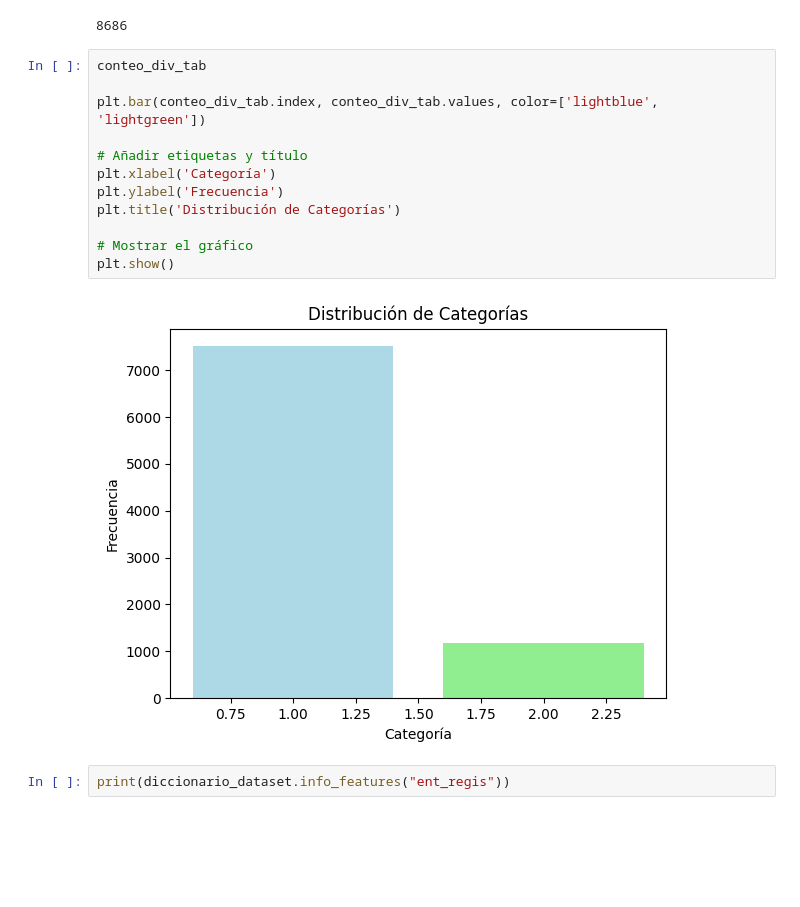
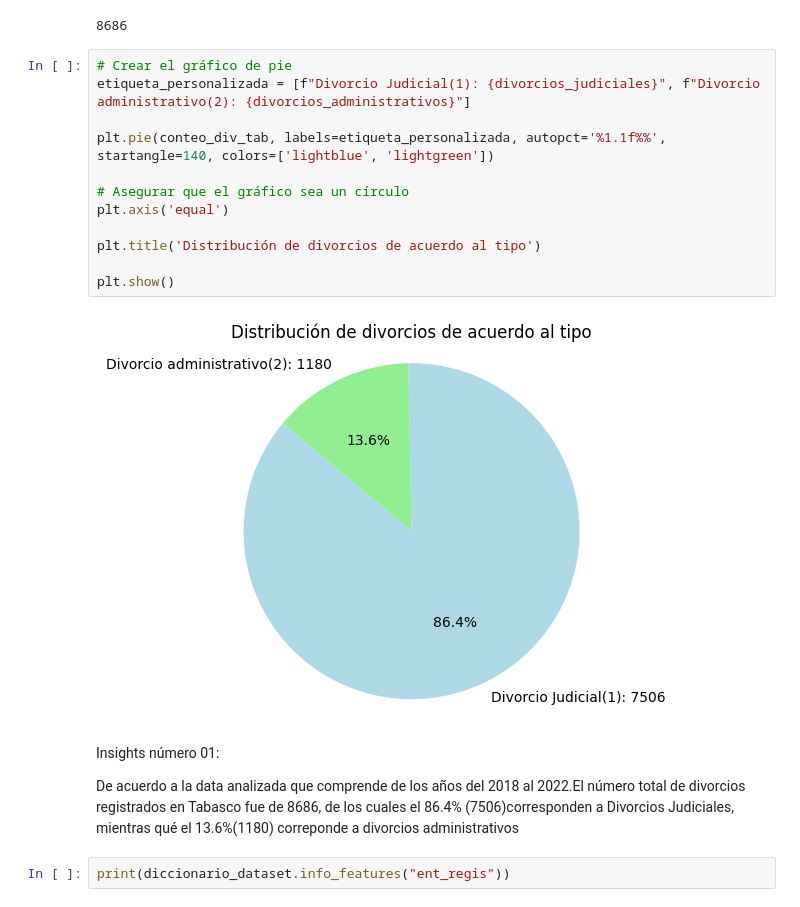
Before and after one commit to Ninigocancino/analisis_divorcios_mx, a Jupyter notebook: analisis_tabasco/EDA_Divorcios_Tabasco.ipynb, the cells around one changed output. Drawn from its saved outputs; the diff is of its cells as text; blank space fills up the shorter version.

```diff
--- a/analisis_tabasco/EDA_Divorcios_Tabasco.ipynb
+++ b/analisis_tabasco/EDA_Divorcios_Tabasco.ipynb
@@ -350,20 +350,24 @@ divorcios_totales = divorcios_administrativos + divorcios_judiciales
 print(divorcios_totales)
 # %% [output]
 8686
-# %%
-conteo_div_tab
-
-plt.bar(conteo_div_tab.index, conteo_div_tab.values, color=['lightblue', 'lightgreen'])
-
-# Añadir etiquetas y título
-plt.xlabel('Categoría')
-plt.ylabel('Frecuencia')
-plt.title('Distribución de Categorías')
-
-# Mostrar el gráfico
-plt.show()
-# %% [output]
-[figure, removed]
+# %%
+# Crear el gráfico de pie
+etiqueta_personalizada = [f"Divorcio Judicial(1): {divorcios_judiciales}", f"Divorcio administrativo(2): {divorcios_administrativos}"]
+
+plt.pie(conteo_div_tab, labels=etiqueta_personalizada, autopct='%1.1f%%', startangle=140, colors=['lightblue', 'lightgreen'])
+
+# Asegurar que el gráfico sea un círculo
+plt.axis('equal')
+
+plt.title('Distribución de divorcios de acuerdo al tipo')
+
+plt.show()
+# %% [output]
+[figure, added]
+# %% [markdown]
+Insights número 01:
+
+De acuerdo a la data analizada que comprende de los años del 2018 al 2022.El número total de divorcios registrados en Tabasco fue de 8686, de los cuales el 86.4% (7506)corresponden a Divorcios Judiciales, mientras qué el 13.6%(1180) correponde a divorcios administrativos
 # %%
 print(diccionario_dataset.info_features("ent_regis"))
 # %% [output]
```
